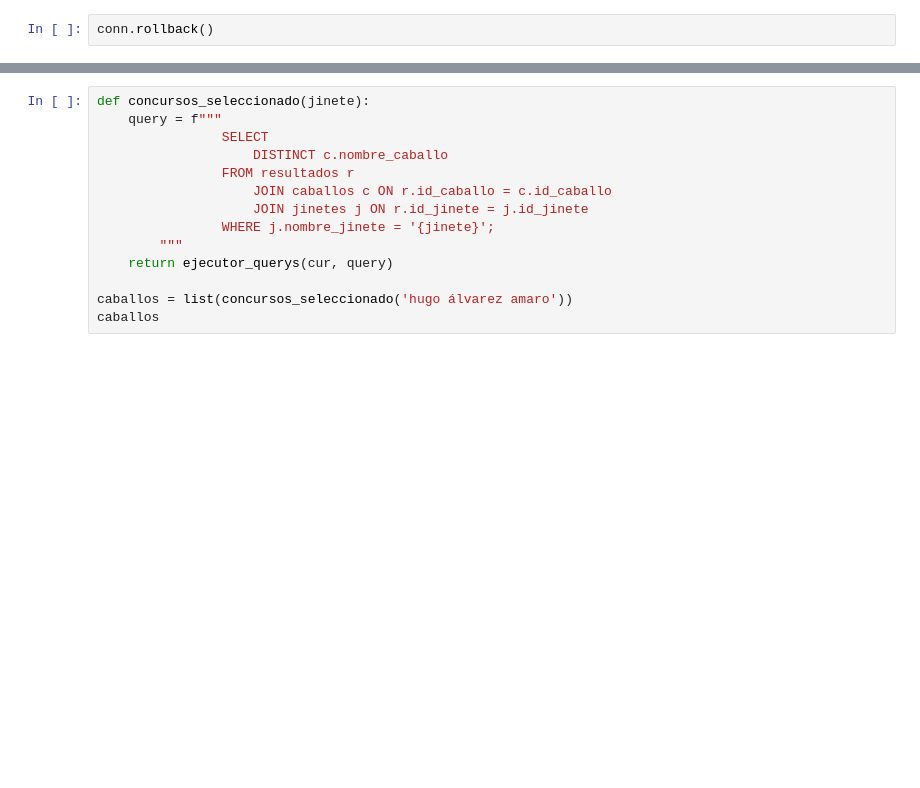
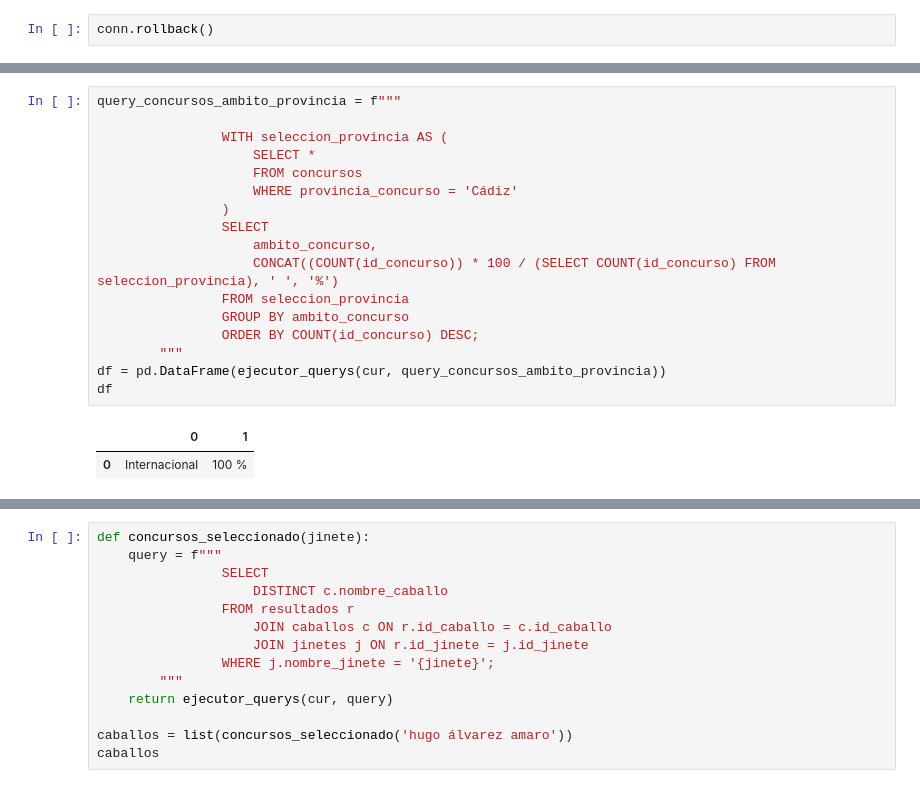
Before and after one commit to Gabijc/Proyecto_final_hipica, a Jupyter notebook: Notebooks/EDA.ipynb, the cells around one changed output, grey strips where cells are left out. Saved outputs shown, nothing was run; the diff lists cells and outputs as text; blank space fills up the shorter version.

```diff
--- a/Notebooks/EDA.ipynb
+++ b/Notebooks/EDA.ipynb
@@ -44,0 +74,20 @@ conn.rollback()
+# %%
+query_concursos_ambito_provincia = f"""
+
+                WITH seleccion_provincia AS (
+                    SELECT *
+                    FROM concursos
+                    WHERE provincia_concurso = 'Cádiz'
+                )
+                SELECT
+                    ambito_concurso,
+                    CONCAT((COUNT(id_concurso)) * 100 / (SELECT COUNT(id_concurso) FROM seleccion_provincia), ' ', '%')
+                FROM seleccion_provincia
+                GROUP BY ambito_concurso
+                ORDER BY COUNT(id_concurso) DESC;
+        """
+df = pd.DataFrame(ejecutor_querys(cur, query_concursos_ambito_provincia))
+df
+# %% [output]
+|  | 0 | 1 |
+| 0 | Internacional | 100 % |
```
Also changed, not shown: parts of 4 cells of this notebook, 1 other file.
